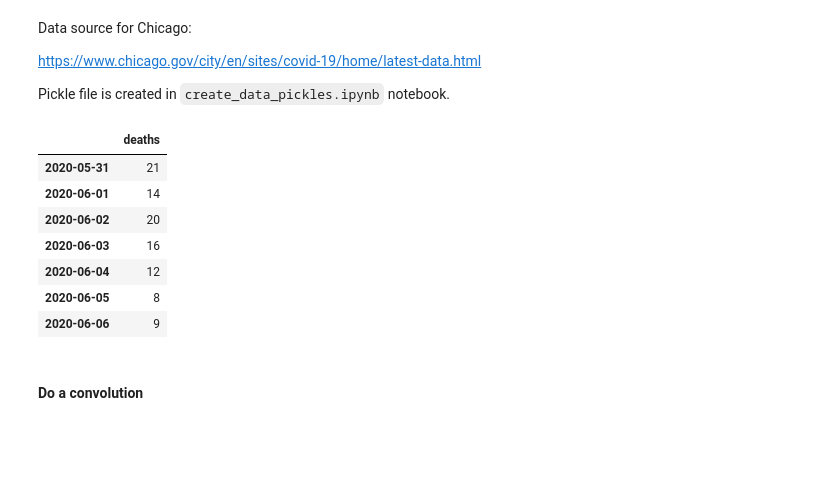
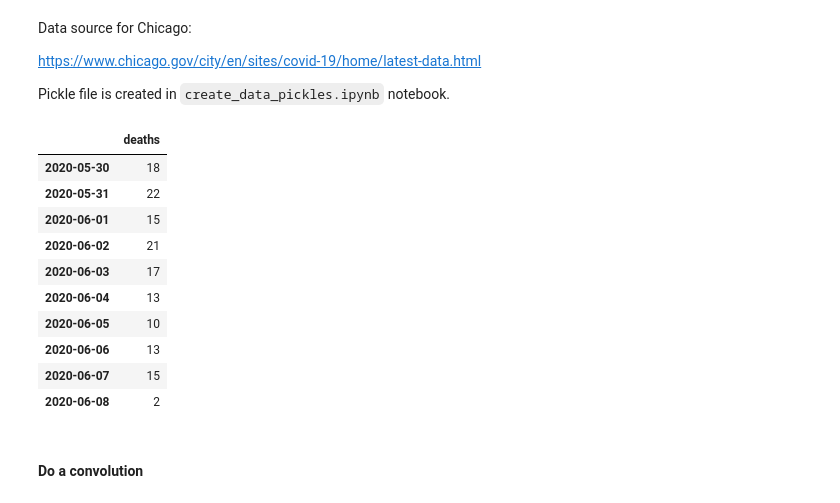
Before and after one commit to Inoueian/covid_19, a Jupyter notebook: notebooks/two_fixed_change_points_model.ipynb, the cells around one changed output. Drawn from its saved outputs; the diff is of its cells as text; code cells hidden in the pictures; blank space fills up the shorter version.

```diff
--- a/notebooks/two_fixed_change_points_model.ipynb
+++ b/notebooks/two_fixed_change_points_model.ipynb
@@ -32,14 +32,17 @@ location = 'Chicago'
 # %%
 death_df = pd.read_pickle('../data/chi_deaths.pickle')
 # %%
-death_df.iloc[-7:]
+death_df.iloc[-10:]
 # %% [output]
 |  | deaths |
-| 2020-05-31 | 21 |
-| 2020-06-01 | 14 |
-| 2020-06-02 | 20 |
-| 2020-06-03 | 16 |
-| 2020-06-04 | 12 |
-| 2020-06-05 | 8 |
-| 2020-06-06 | 9 |
+| 2020-05-30 | 18 |
+| 2020-05-31 | 22 |
+| 2020-06-01 | 15 |
+| 2020-06-02 | 21 |
+| 2020-06-03 | 17 |
+| 2020-06-04 | 13 |
+| 2020-06-05 | 10 |
+| 2020-06-06 | 13 |
+| 2020-06-07 | 15 |
+| 2020-06-08 | 2 |
 # %%
```
Also changed, not shown: parts of 24 cells of this notebook, 2 other files.
